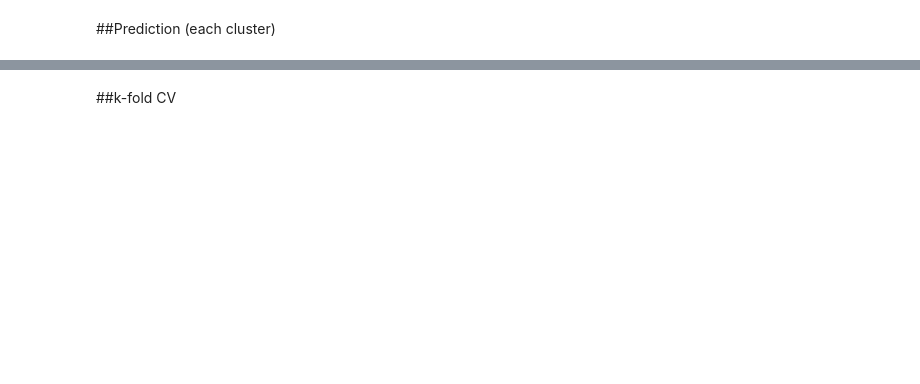
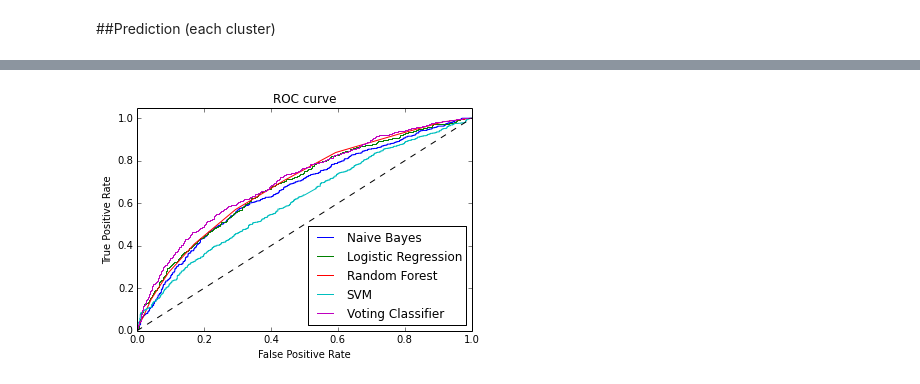
Before and after one commit to hungtzuhsuan/dataAnalytics, a Jupyter notebook: ipython/npout3_forecast.ipynb, the cells around one changed output, grey strips where cells are left out. Drawn from its saved outputs; the diff is of its cells as text; code cells hidden in the pictures; blank space fills up the shorter version.

```diff
--- a/ipython/npout3_forecast.ipynb
+++ b/ipython/npout3_forecast.ipynb
@@ -271,3 +288,7 @@ for i in xrange(3):
+# %%
+from sklearn.ensemble import VotingClassifier
+
+vclf = VotingClassifier(estimators=[('naiveBayes', clf1), ('LogisticR', clf2), ('randomF', clf3), ('svc', clf4)], voting='soft', weights=[1,3,3,3]).fit(X,y)
 # %% [markdown]
 ##Prediction
 # %%
@@ -332,2 +352,0 @@ dfp.tail()
-# %% [markdown]
-##k-fold CV
@@ -337 +353,27 @@ dfp.tail()
+# %%
+from sklearn.metrics import roc_curve
+import matplotlib.pyplot as plt
+
+fpr1, tpr1, _ = roc_curve(y_test, clf1.predict_proba(X_test)[:, 1])
+fpr2, tpr2, _ = roc_curve(y_test, clf2.predict_proba(X_test)[:, 1])
+fpr3, tpr3, _ = roc_curve(y_test, clf3.predict_proba(X_test)[:, 1])
+fpr4, tpr4, _ = roc_curve(y_test, clf4.predict_proba(X_test)[:, 1])
+fprv, tprv, _ = roc_curve(y_test, vclf.predict_proba(X_test)[:, 1])
+
+plt.plot(fpr1, tpr1, label='Naive Bayes')
+plt.plot(fpr2, tpr2, label='Logistic Regression')
+plt.plot(fpr3, tpr3, label='Random Forest')
+plt.plot(fpr4, tpr4, label='SVM')
+plt.plot(fprv, tprv, label='Voting Classifier')
+
+plt.plot([0, 1], [0, 1], 'k--')
+plt.xlim([0.0, 1.0])
+plt.ylim([0.0, 1.05])
+plt.xlabel('False Positive Rate')
+plt.ylabel('True Positive Rate')
+plt.title('ROC curve')
+plt.legend(loc="lower right")
+plt.show()
+# %% [output]
+[figure, added]
 # %% [markdown]
```
Also changed, not shown: parts of 22 cells of this notebook.
